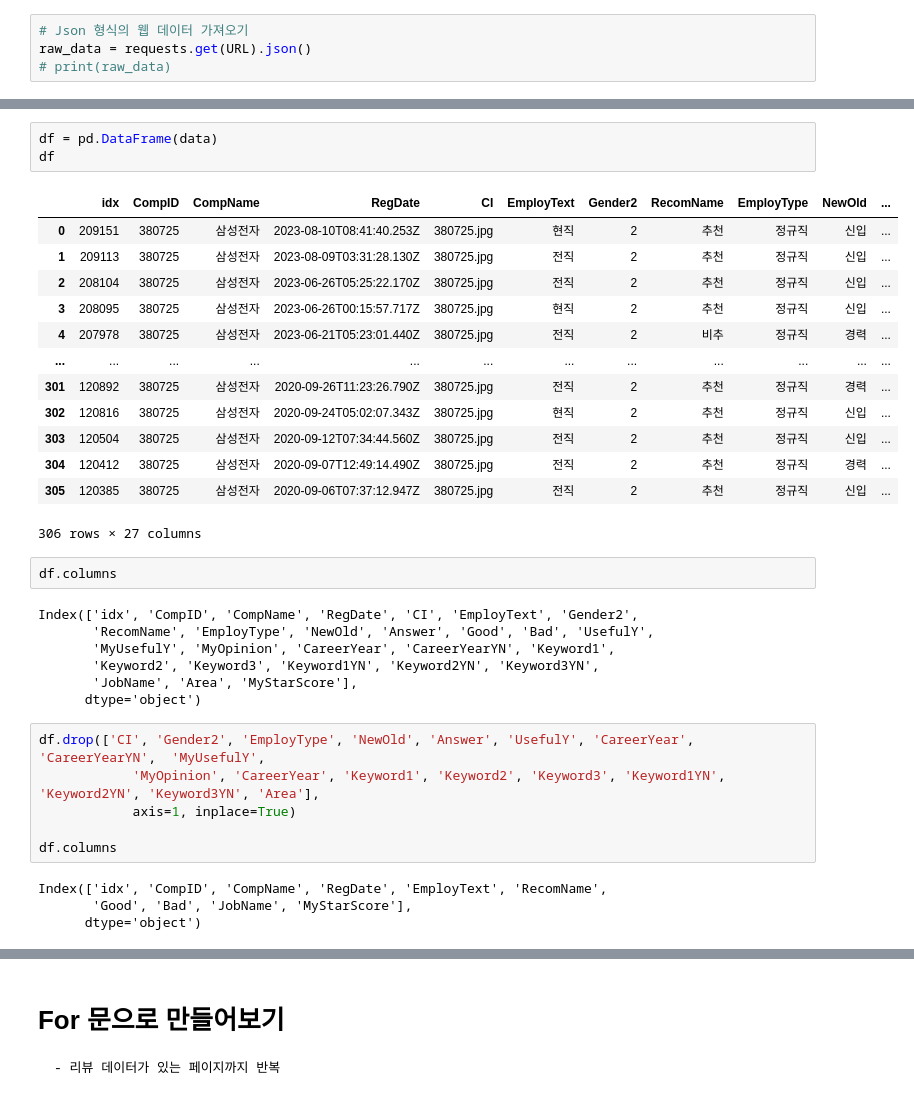
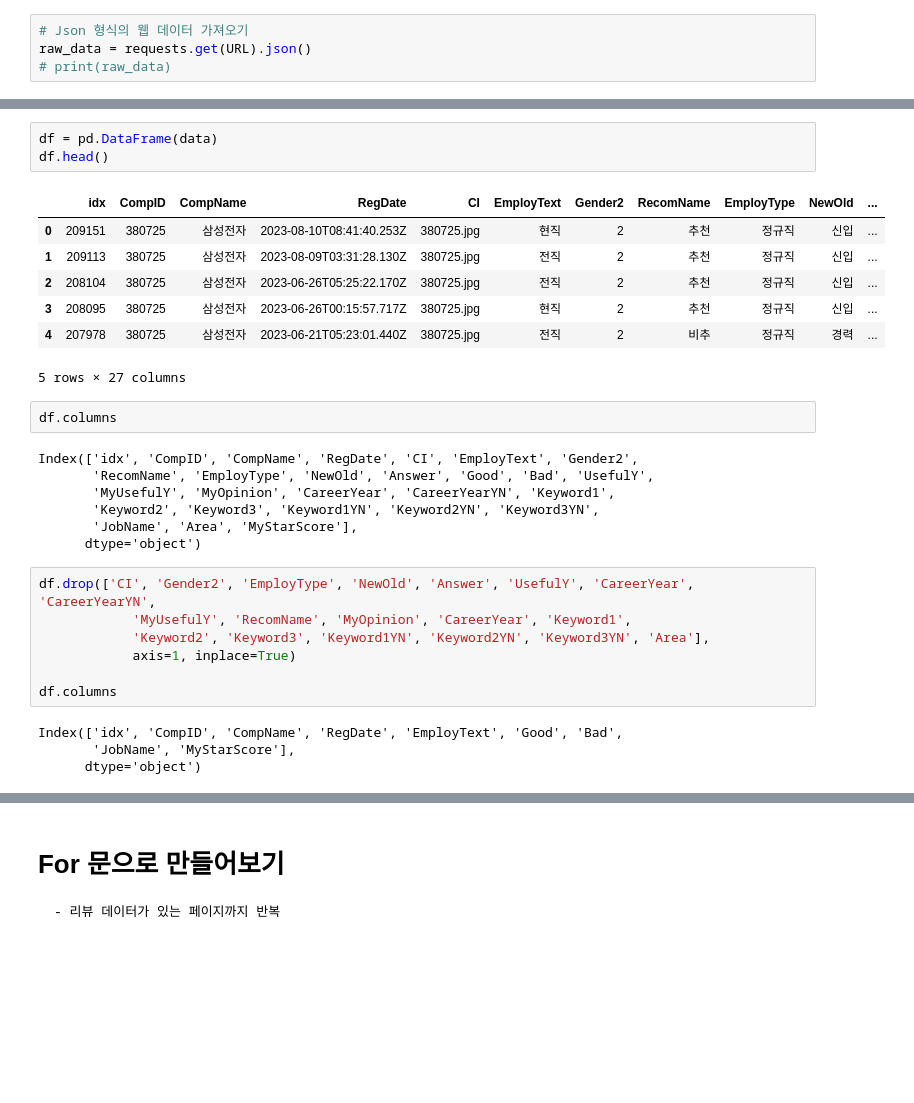
Before and after one commit to parking-place/EZPZ_Project, a Jupyter notebook: modules/crawlers/reviews/new_catch.ipynb, the cells around one changed output, grey strips where cells are left out. Saved outputs shown, nothing was run; the diff lists cells and outputs as text; blank space fills up the shorter version.

```diff
--- a/modules/crawlers/reviews/new_catch.ipynb
+++ b/modules/crawlers/reviews/new_catch.ipynb
@@ -82,21 +82,15 @@ data[0]
  'MyStarScore': 4}
 # %%
 df = pd.DataFrame(data)
-df
+df.head()
 # %% [output]
 |  | idx | CompID | CompName | RegDate | CI | EmployText | Gender2 | RecomName | EmployType | NewOld | ... |
 | 0 | 209151 | 380725 | 삼성전자 | 2023-08-10T08:41:40.253Z | 380725.jpg | 현직 | 2 | 추천 | 정규직 | 신입 | ... |
 | 1 | 209113 | 380725 | 삼성전자 | 2023-08-09T03:31:28.130Z | 380725.jpg | 전직 | 2 | 추천 | 정규직 | 신입 | ... |
 | 2 | 208104 | 380725 | 삼성전자 | 2023-06-26T05:25:22.170Z | 380725.jpg | 전직 | 2 | 추천 | 정규직 | 신입 | ... |
 | 3 | 208095 | 380725 | 삼성전자 | 2023-06-26T00:15:57.717Z | 380725.jpg | 현직 | 2 | 추천 | 정규직 | 신입 | ... |
 | 4 | 207978 | 380725 | 삼성전자 | 2023-06-21T05:23:01.440Z | 380725.jpg | 전직 | 2 | 비추 | 정규직 | 경력 | ... |
-| ... | ... | ... | ... | ... | ... | ... | ... | ... | ... | ... | ... |
-| 301 | 120892 | 380725 | 삼성전자 | 2020-09-26T11:23:26.790Z | 380725.jpg | 전직 | 2 | 추천 | 정규직 | 경력 | ... |
-| 302 | 120816 | 380725 | 삼성전자 | 2020-09-24T05:02:07.343Z | 380725.jpg | 현직 | 2 | 추천 | 정규직 | 신입 | ... |
-| 303 | 120504 | 380725 | 삼성전자 | 2020-09-12T07:34:44.560Z | 380725.jpg | 전직 | 2 | 추천 | 정규직 | 신입 | ... |
-| 304 | 120412 | 380725 | 삼성전자 | 2020-09-07T12:49:14.490Z | 380725.jpg | 전직 | 2 | 추천 | 정규직 | 경력 | ... |
-| 305 | 120385 | 380725 | 삼성전자 | 2020-09-06T07:37:12.947Z | 380725.jpg | 전직 | 2 | 추천 | 정규직 | 신입 | ... |
-306 rows × 27 columns
+5 rows × 27 columns
 # %%
 df.columns
 # %% [output]
@@ -107,14 +101,15 @@ Index(['idx', 'CompID', 'CompName', 'RegDate', 'CI', 'EmployText', 'Gender2',
        'JobName', 'Area', 'MyStarScore'],
       dtype='object')
 # %%
-df.drop(['CI', 'Gender2', 'EmployType', 'NewOld', 'Answer', 'UsefulY', 'CareerYear', 'CareerYearYN',  'MyUsefulY',
-            'MyOpinion', 'CareerYear', 'Keyword1', 'Keyword2', 'Keyword3', 'Keyword1YN', 'Keyword2YN', 'Keyword3YN', 'Area'],
+df.drop(['CI', 'Gender2', 'EmployType', 'NewOld', 'Answer', 'UsefulY', 'CareerYear', 'CareerYearYN',
+            'MyUsefulY', 'RecomName', 'MyOpinion', 'CareerYear', 'Keyword1',
+            'Keyword2', 'Keyword3', 'Keyword1YN', 'Keyword2YN', 'Keyword3YN', 'Area'],
             axis=1, inplace=True)
 
 df.columns
 # %% [output]
-Index(['idx', 'CompID', 'CompName', 'RegDate', 'EmployText', 'RecomName',
-       'Good', 'Bad', 'JobName', 'MyStarScore'],
+Index(['idx', 'CompID', 'CompName', 'RegDate', 'EmployText', 'Good', 'Bad',
+       'JobName', 'MyStarScore'],
       dtype='object')
 # %%
 # 정규식으로 이스케이프 문자 제거        # Good, Bad 리뷰 항목에만 적용.
```
Also changed, not shown: parts of 23 cells of this notebook, 1 other file.
